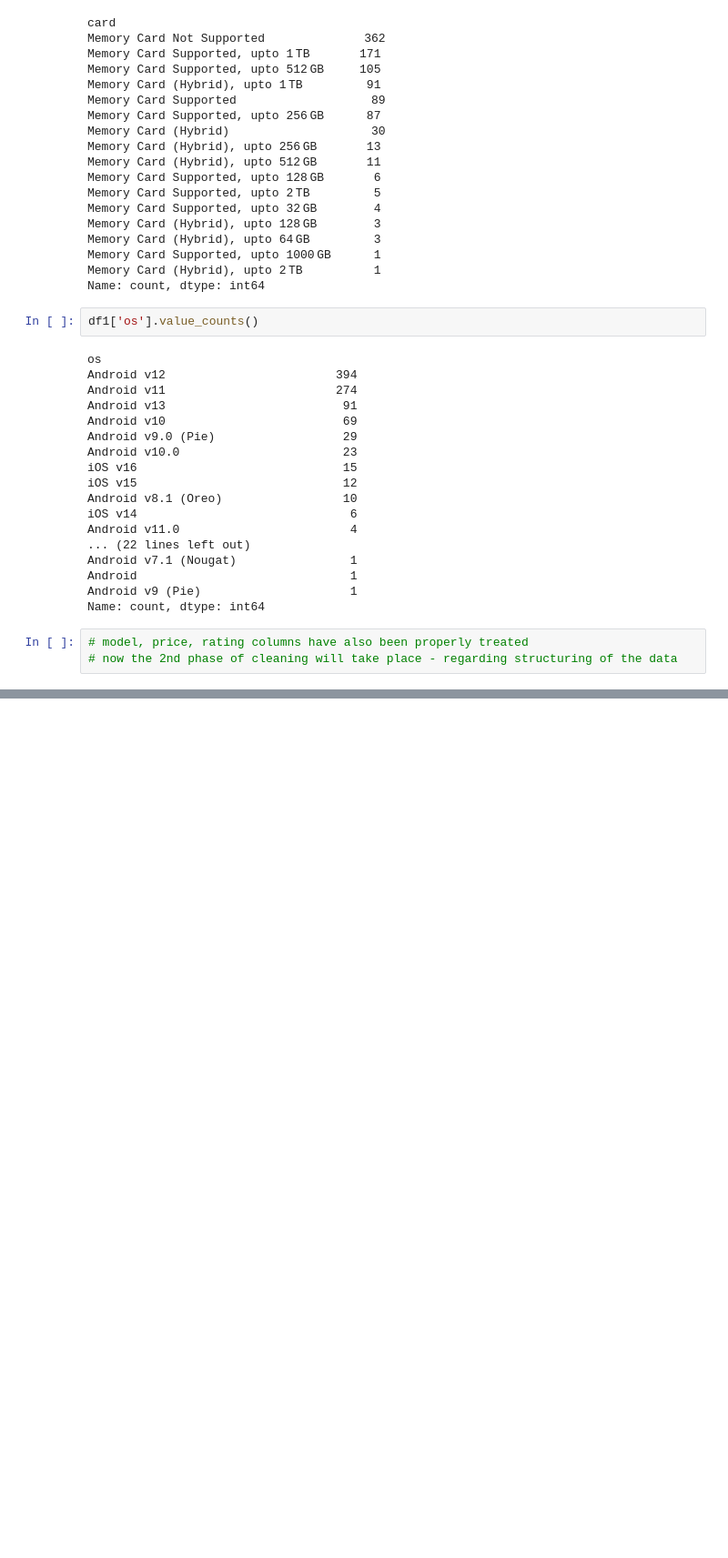
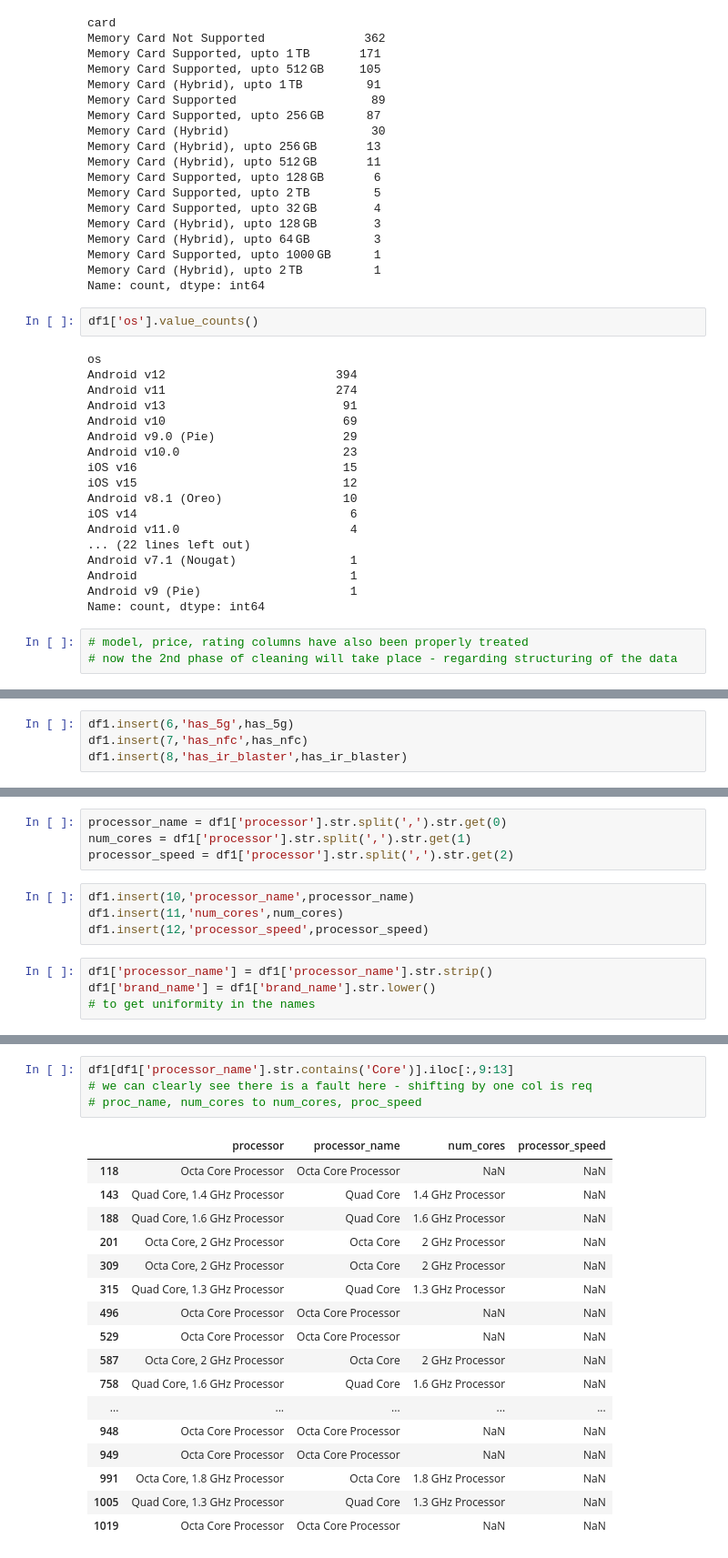
Before and after one commit to white-arrow10/smartphones, a Jupyter notebook: data_cleaning.ipynb, the cells around one changed output, grey strips where cells are left out. Shown at 91% size. Drawn from its saved outputs; the diff is of its cells as text; blank space fills up the shorter version.

```diff
--- a/data_cleaning.ipynb
+++ b/data_cleaning.ipynb
@@ -955,0 +1035,4 @@ Name: count, dtype: int64
+# %%
+df1.insert(6,'has_5g',has_5g)
+df1.insert(7,'has_nfc',has_nfc)
+df1.insert(8,'has_ir_blaster',has_ir_blaster)
@@ -955,0 +1048,12 @@ Name: count, dtype: int64
+# %%
+processor_name = df1['processor'].str.split(',').str.get(0)
+num_cores = df1['processor'].str.split(',').str.get(1)
+processor_speed = df1['processor'].str.split(',').str.get(2)
+# %%
+df1.insert(10,'processor_name',processor_name)
+df1.insert(11,'num_cores',num_cores)
+df1.insert(12,'processor_speed',processor_speed)
+# %%
+df1['processor_name'] = df1['processor_name'].str.strip()
+df1['brand_name'] = df1['brand_name'].str.lower()
+# to get uniformity in the names
@@ -955,0 +1081,22 @@ Name: count, dtype: int64
+# %%
+df1[df1['processor_name'].str.contains('Core')].iloc[:,9:13]
+# we can clearly see there is a fault here - shifting by one col is req
+# proc_name, num_cores to num_cores, proc_speed
+# %% [output]
+|  | processor | processor_name | num_cores | processor_speed |
+| 118 | Octa Core Processor | Octa Core Processor | NaN | NaN |
+| 143 | Quad Core, 1.4 GHz Processor | Quad Core | 1.4 GHz Processor | NaN |
+| 188 | Quad Core, 1.6 GHz Processor | Quad Core | 1.6 GHz Processor | NaN |
+| 201 | Octa Core, 2 GHz Processor | Octa Core | 2 GHz Processor | NaN |
+| 309 | Octa Core, 2 GHz Processor | Octa Core | 2 GHz Processor | NaN |
+| 315 | Quad Core, 1.3 GHz Processor | Quad Core | 1.3 GHz Processor | NaN |
+| 496 | Octa Core Processor | Octa Core Processor | NaN | NaN |
+| 529 | Octa Core Processor | Octa Core Processor | NaN | NaN |
+| 587 | Octa Core, 2 GHz Processor | Octa Core | 2 GHz Processor | NaN |
+| 758 | Quad Core, 1.6 GHz Processor | Quad Core | 1.6 GHz Processor | NaN |
+| ... | ... | ... | ... | ... |
+| 948 | Octa Core Processor | Octa Core Processor | NaN | NaN |
+| 949 | Octa Core Processor | Octa Core Processor | NaN | NaN |
+| 991 | Octa Core, 1.8 GHz Processor | Octa Core | 1.8 GHz Processor | NaN |
+| 1005 | Quad Core, 1.3 GHz Processor | Quad Core | 1.3 GHz Processor | NaN |
+| 1019 | Octa Core Processor | Octa Core Processor | NaN | NaN |
```
Also changed, not shown: parts of 42 cells of this notebook.
